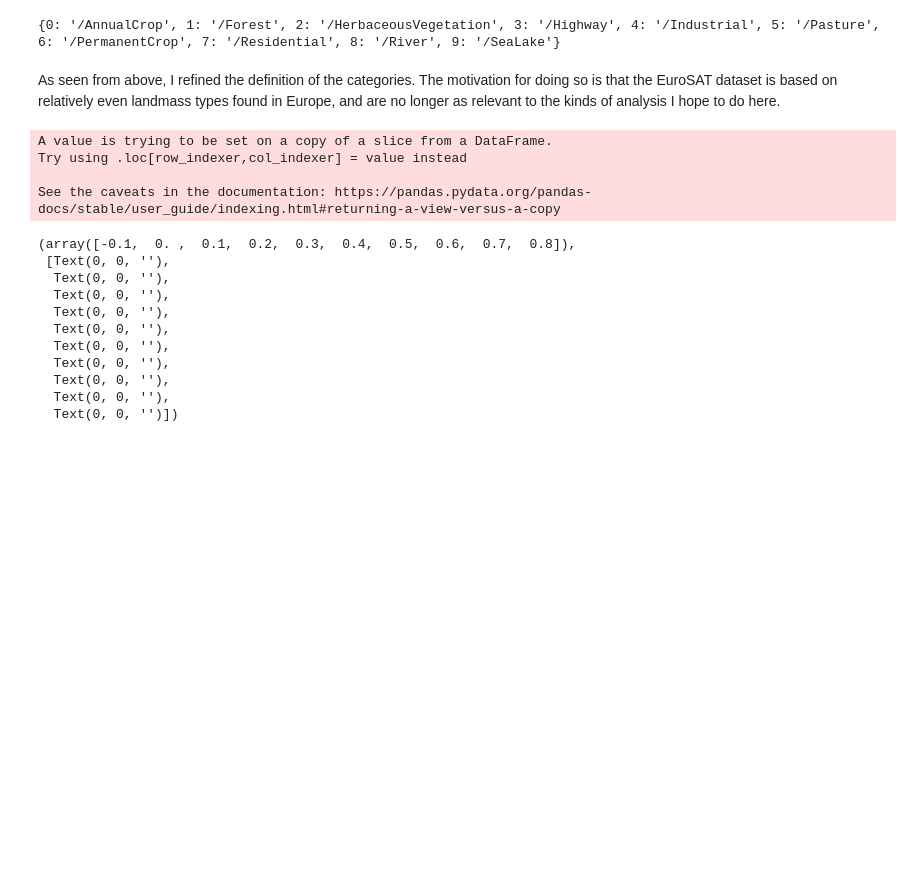
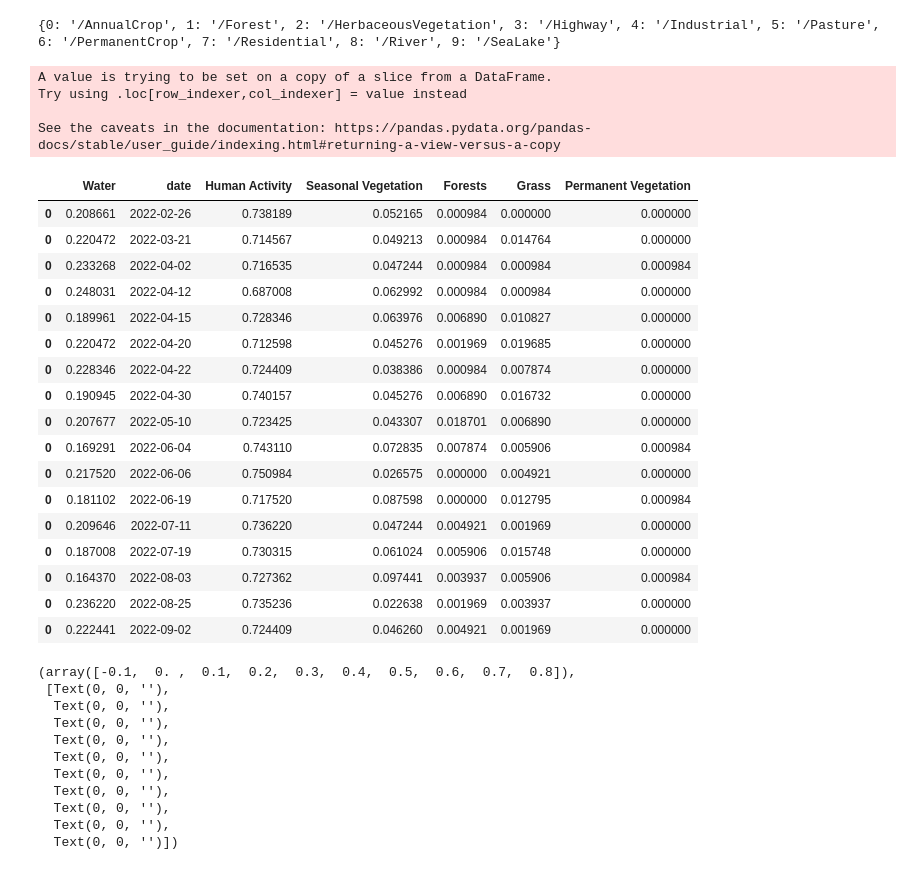
Before and after one commit to nkasmanoff/nyc-sentinel, a Jupyter notebook: NYC Change Detection Analysis.ipynb, the cells around one changed output. Cells and saved outputs as stored; diff of their text form; code cells hidden in the pictures; blank space fills up the shorter version.

```diff
--- a/NYC Change Detection Analysis.ipynb
+++ b/NYC Change Detection Analysis.ipynb
@@ -118,8 +136,6 @@ label_dict = {0:'Seasonal Vegetation',
              7:'Human Activity',
              8:'Water',
              9:'Water'}
-# %% [markdown]
-As seen from above, I refined the definition of the categories. The motivation for doing so is that the EuroSAT dataset is based on relatively even landmass types found in Europe, and are no longer as relevant to the kinds of analysis I hope to do here.
 # %%
 # loop through the data collected from recent sentinel data, nd
 rasters = [f for f in os.listdir('data/') if f.endswith('.tiff')]
@@ -149,6 +165,27 @@ A value is trying to be set on a copy of a slice from a DataFrame.
 Try using .loc[row_indexer,col_indexer] = value instead
 
 See the caveats in the documentation: https://pandas.pydata.org/pandas-docs/stable/user_guide/indexing.html#returning-a-view-versus-a-copy
+# %%
+landmass_change_df_2022.sort_values('date')
+# %% [output]
+|  | Water | date | Human Activity | Seasonal Vegetation | Forests | Grass | Permanent Vegetation |
+| 0 | 0.208661 | 2022-02-26 | 0.738189 | 0.052165 | 0.000984 | 0.000000 | 0.000000 |
+| 0 | 0.220472 | 2022-03-21 | 0.714567 | 0.049213 | 0.000984 | 0.014764 | 0.000000 |
+| 0 | 0.233268 | 2022-04-02 | 0.716535 | 0.047244 | 0.000984 | 0.000984 | 0.000984 |
+| 0 | 0.248031 | 2022-04-12 | 0.687008 | 0.062992 | 0.000984 | 0.000984 | 0.000000 |
+| 0 | 0.189961 | 2022-04-15 | 0.728346 | 0.063976 | 0.006890 | 0.010827 | 0.000000 |
+| 0 | 0.220472 | 2022-04-20 | 0.712598 | 0.045276 | 0.001969 | 0.019685 | 0.000000 |
+| 0 | 0.228346 | 2022-04-22 | 0.724409 | 0.038386 | 0.000984 | 0.007874 | 0.000000 |
+| 0 | 0.190945 | 2022-04-30 | 0.740157 | 0.045276 | 0.006890 | 0.016732 | 0.000000 |
+| 0 | 0.207677 | 2022-05-10 | 0.723425 | 0.043307 | 0.018701 | 0.006890 | 0.000000 |
+| 0 | 0.169291 | 2022-06-04 | 0.743110 | 0.072835 | 0.007874 | 0.005906 | 0.000984 |
+| 0 | 0.217520 | 2022-06-06 | 0.750984 | 0.026575 | 0.000000 | 0.004921 | 0.000000 |
+| 0 | 0.181102 | 2022-06-19 | 0.717520 | 0.087598 | 0.000000 | 0.012795 | 0.000984 |
+| 0 | 0.209646 | 2022-07-11 | 0.736220 | 0.047244 | 0.004921 | 0.001969 | 0.000000 |
+| 0 | 0.187008 | 2022-07-19 | 0.730315 | 0.061024 | 0.005906 | 0.015748 | 0.000000 |
+| 0 | 0.164370 | 2022-08-03 | 0.727362 | 0.097441 | 0.003937 | 0.005906 | 0.000984 |
+| 0 | 0.236220 | 2022-08-25 | 0.735236 | 0.022638 | 0.001969 | 0.003937 | 0.000000 |
+| 0 | 0.222441 | 2022-09-02 | 0.724409 | 0.046260 | 0.004921 | 0.001969 | 0.000000 |
 # %%
 plt.figure(figsize=(15,8))
 ax = plt.subplot(111)
```
Also changed, not shown: parts of 24 cells of this notebook.
